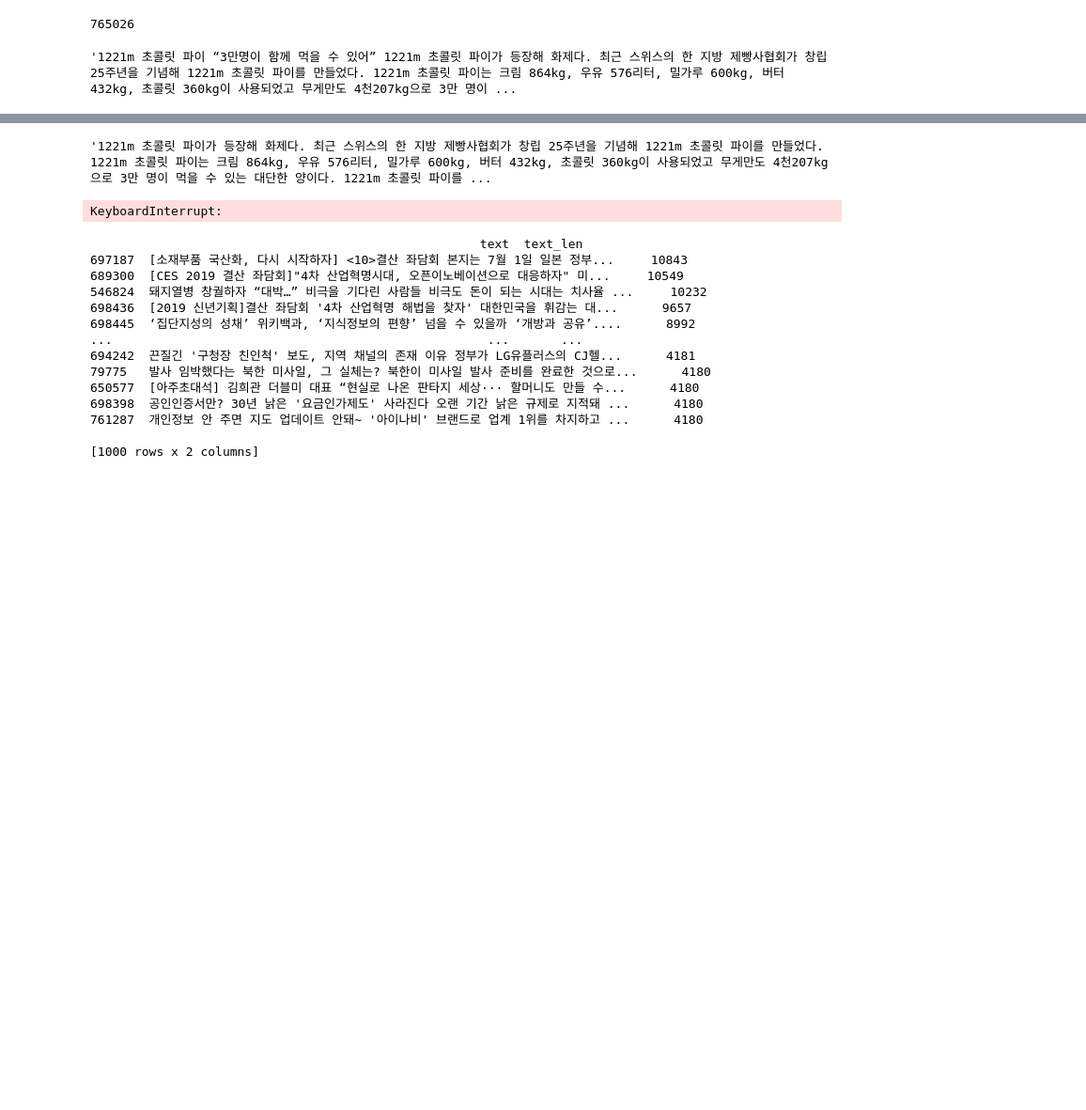
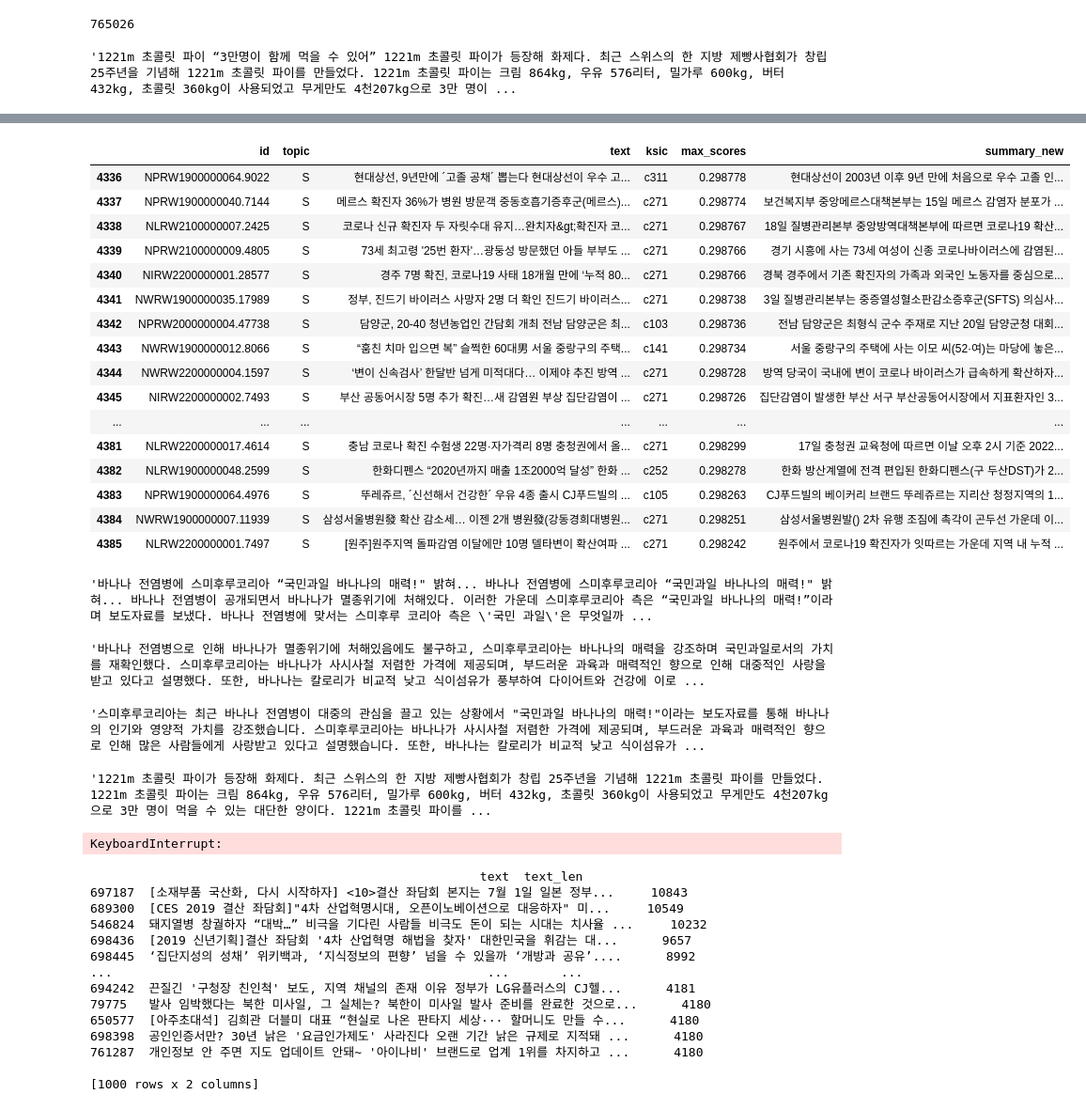
Before and after one commit to osung/summary, a Jupyter notebook: summarize_llm2.ipynb, the cells around one changed output, grey strips where cells are left out. Shown at 94% size. Cells and saved outputs as stored; diff of their text form; code cells hidden in the pictures; blank space fills up the shorter version.

```diff
--- a/summarize_llm2.ipynb
+++ b/summarize_llm2.ipynb
@@ -119,0 +102,35 @@ df.to_pickle('summary_output.pkl')
+# %%
+df_worst_scores = df[df['max_scores'] < 0.3]
+# %%
+df_worst_scores[100:150]
+# %% [output]
+|  | id | topic | text | ksic | max_scores | summary_new |
+| 4336 | NPRW1900000064.9022 | S | 현대상선, 9년만에 ´고졸 공채´ 뽑는다 현대상선이 우수 고... | c311 | 0.298778 | 현대상선이 2003년 이후 9년 만에 처음으로 우수 고졸 인... |
+| 4337 | NPRW1900000040.7144 | S | 메르스 확진자 36%가 병원 방문객 중동호흡기증후군(메르스)... | c271 | 0.298774 | 보건복지부 중앙메르스대책본부는 15일 메르스 감염자 분포가 ... |
+| 4338 | NLRW2100000007.2425 | S | 코로나 신규 확진자 두 자릿수대 유지…완치자&gt;확진자 코... | c271 | 0.298767 | 18일 질병관리본부 중앙방역대책본부에 따르면 코로나19 확산... |
+| 4339 | NPRW2100000009.4805 | S | 73세 최고령 '25번 환자'…광둥성 방문했던 아들 부부도 ... | c271 | 0.298766 | 경기 시흥에 사는 73세 여성이 신종 코로나바이러스에 감염된... |
+| 4340 | NIRW2200000001.28577 | S | 경주 7명 확진, 코로나19 사태 18개월 만에 ‘누적 80... | c271 | 0.298766 | 경북 경주에서 기존 확진자의 가족과 외국인 노동자를 중심으로... |
+| 4341 | NWRW1900000035.17989 | S | 정부, 진드기 바이러스 사망자 2명 더 확인 진드기 바이러스... | c271 | 0.298738 | 3일 질병관리본부는 중증열성혈소판감소증후군(SFTS) 의심사... |
+| 4342 | NPRW2000000004.47738 | S | 담양군, 20-40 청년농업인 간담회 개최 전남 담양군은 최... | c103 | 0.298736 | 전남 담양군은 최형식 군수 주재로 지난 20일 담양군청 대회... |
+| 4343 | NWRW1900000012.8066 | S | “훔친 치마 입으면 복” 슬쩍한 60대男 서울 중랑구의 주택... | c141 | 0.298734 | 서울 중랑구의 주택에 사는 이모 씨(52·여)는 마당에 놓은... |
+| 4344 | NWRW2200000004.1597 | S | ‘변이 신속검사’ 한달반 넘게 미적대다… 이제야 추진 방역 ... | c271 | 0.298728 | 방역 당국이 국내에 변이 코로나 바이러스가 급속하게 확산하자... |
+| 4345 | NIRW2200000002.7493 | S | 부산 공동어시장 5명 추가 확진…새 감염원 부상 집단감염이 ... | c271 | 0.298726 | 집단감염이 발생한 부산 서구 부산공동어시장에서 지표환자인 3... |
+| ... | ... | ... | ... | ... | ... | ... |
+| 4381 | NLRW2200000017.4614 | S | 충남 코로나 확진 수험생 22명·자가격리 8명 충청권에서 올... | c271 | 0.298299 | 17일 충청권 교육청에 따르면 이날 오후 2시 기준 2022... |
+| 4382 | NLRW1900000048.2599 | S | 한화디펜스 “2020년까지 매출 1조2000억 달성” 한화 ... | c252 | 0.298278 | 한화 방산계열에 전격 편입된 한화디펜스(구 두산DST)가 2... |
+| 4383 | NPRW1900000064.4976 | S | 뚜레쥬르, ´신선해서 건강한´ 우유 4종 출시 CJ푸드빌의 ... | c105 | 0.298263 | CJ푸드빌의 베이커리 브랜드 뚜레쥬르는 지리산 청정지역의 1... |
+| 4384 | NWRW1900000007.11939 | S | 삼성서울병원發 확산 감소세… 이젠 2개 병원發(강동경희대병원... | c271 | 0.298251 | 삼성서울병원발() 2차 유행 조짐에 촉각이 곤두선 가운데 이... |
+| 4385 | NLRW2200000001.7497 | S | [원주]원주지역 돌파감염 이달에만 10명 델타변이 확산여파 ... | c271 | 0.298242 | 원주에서 코로나19 확진자가 잇따르는 가운데 지역 내 누적 ... |
+# %%
+text = df_worst_scores.loc[4361]['text']
+text
+# %% [output]
+'바나나 전염병에 스미후루코리아 “국민과일 바나나의 매력!" 밝혀... 바나나 전염병에 스미후루코리아 “국민과일 바나나의 매력!" 밝혀... 바나나 전염병이 공개되면서 바나나가 멸종위기에 처해있다. 이러한 가운데 스미후루코리아 측은 “국민과일 바나나의 매력!”이라며 보도자료를 보냈다. 바나나 전염병에 맞서는 스미후루 코리아 측은 \'국민 과일\'은 무엇일까 ...
+# %%
+get_summarize(text, '작물 재배업')
+# %% [output]
+'바나나 전염병으로 인해 바나나가 멸종위기에 처해있음에도 불구하고, 스미후루코리아는 바나나의 매력을 강조하며 국민과일로서의 가치를 재확인했다. 스미후루코리아는 바나나가 사시사철 저렴한 가격에 제공되며, 부드러운 과육과 매력적인 향으로 인해 대중적인 사랑을 받고 있다고 설명했다. 또한, 바나나는 칼로리가 비교적 낮고 식이섬유가 풍부하여 다이어트와 건강에 이로 ...
+# %%
+get_summarize(text, '의약품 제조업')
+# %% [output]
+'스미후루코리아는 최근 바나나 전염병이 대중의 관심을 끌고 있는 상황에서 "국민과일 바나나의 매력!"이라는 보도자료를 통해 바나나의 인기와 영양적 가치를 강조했습니다. 스미후루코리아는 바나나가 사시사철 저렴한 가격에 제공되며, 부드러운 과육과 매력적인 향으로 인해 많은 사람들에게 사랑받고 있다고 설명했습니다. 또한, 바나나는 칼로리가 비교적 낮고 식이섬유가 ...
```
Also changed, not shown: parts of 12 cells of this notebook, 1 other file.
